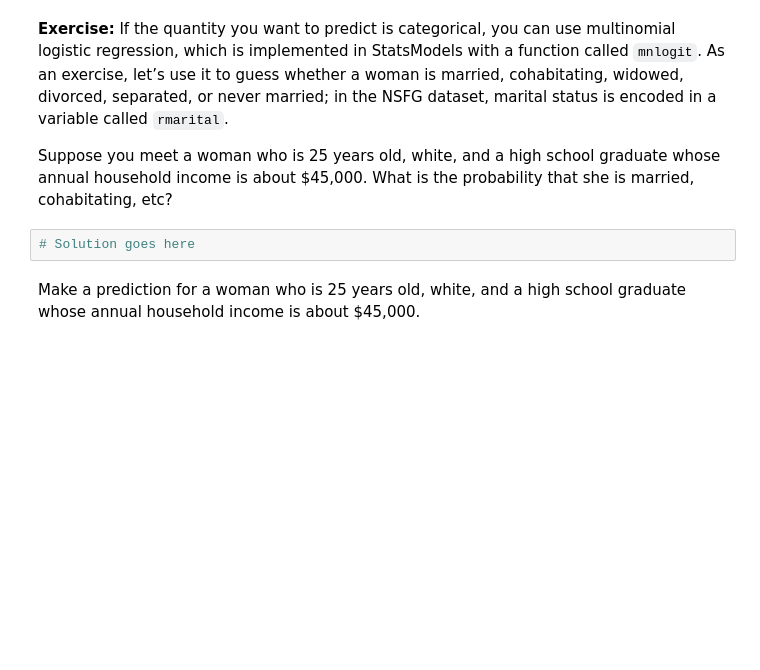
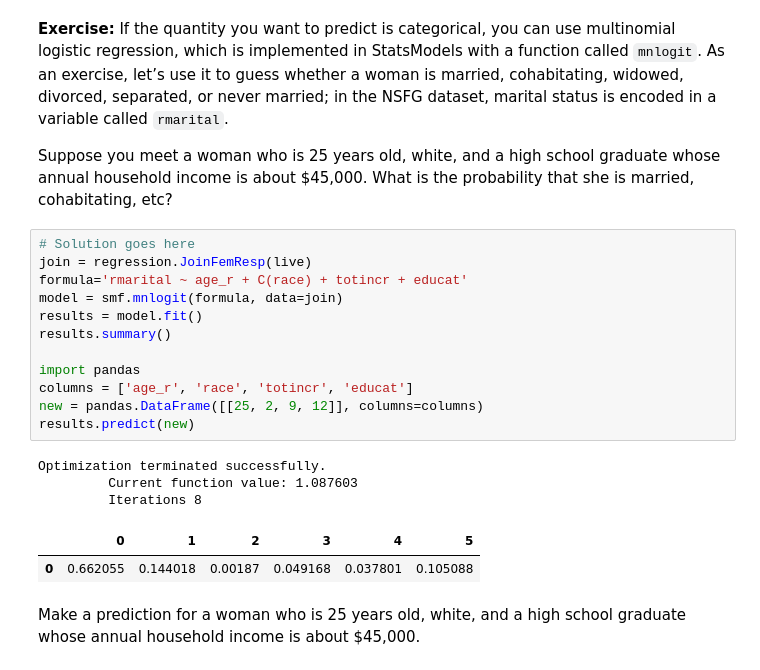
Before and after one commit to RonnieBrooklyn/ThinkStats2, a Jupyter notebook: code/chap11ex.ipynb, the cells around one changed output. Saved outputs shown, nothing was run; the diff lists cells and outputs as text; blank space fills up the shorter version.

```diff
--- a/code/chap11ex.ipynb
+++ b/code/chap11ex.ipynb
@@ -553,8 +613,24 @@ graduate whose annual household income exceeds $75,000
 **Exercise:** If the quantity you want to predict is categorical, you can use multinomial logistic regression, which is implemented in StatsModels with a function called `mnlogit`. As an exercise, let’s use it to guess whether a woman is married, cohabitating, widowed, divorced, separated, or never married; in the NSFG dataset, marital status is encoded in a variable called `rmarital`.
 
 Suppose you meet a woman who is 25 years old, white, and a high school graduate whose annual household income is about $45,000. What is the probability that she is married, cohabitating, etc?
-# %%
-# Solution goes here
+# %%
+# Solution goes here
+join = regression.JoinFemResp(live)
+formula='rmarital ~ age_r + C(race) + totincr + educat'
+model = smf.mnlogit(formula, data=join)
+results = model.fit()
+results.summary()
+
+import pandas
+columns = ['age_r', 'race', 'totincr', 'educat']
+new = pandas.DataFrame([[25, 2, 9, 12]], columns=columns)
+results.predict(new)
+# %% [output]
+Optimization terminated successfully.
+         Current function value: 1.087603
+         Iterations 8
+|  | 0 | 1 | 2 | 3 | 4 | 5 |
+| 0 | 0.662055 | 0.144018 | 0.00187 | 0.049168 | 0.037801 | 0.105088 |
 # %% [markdown]
 Make a prediction for a woman who is 25 years old, white, and a high
 school graduate whose annual household income is about $45,000.
```
Also changed, not shown: parts of 21 cells of this notebook.
